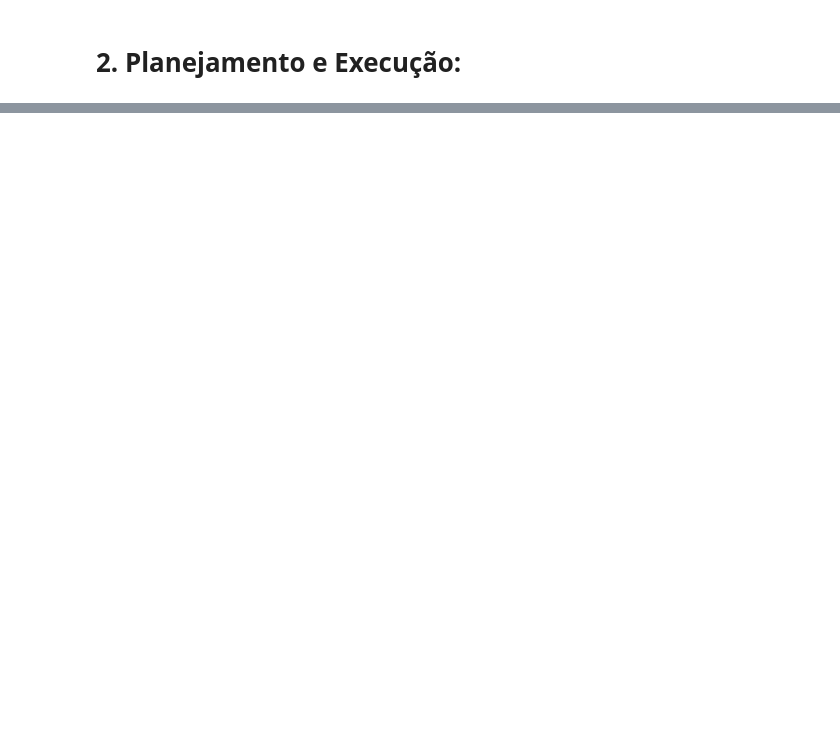
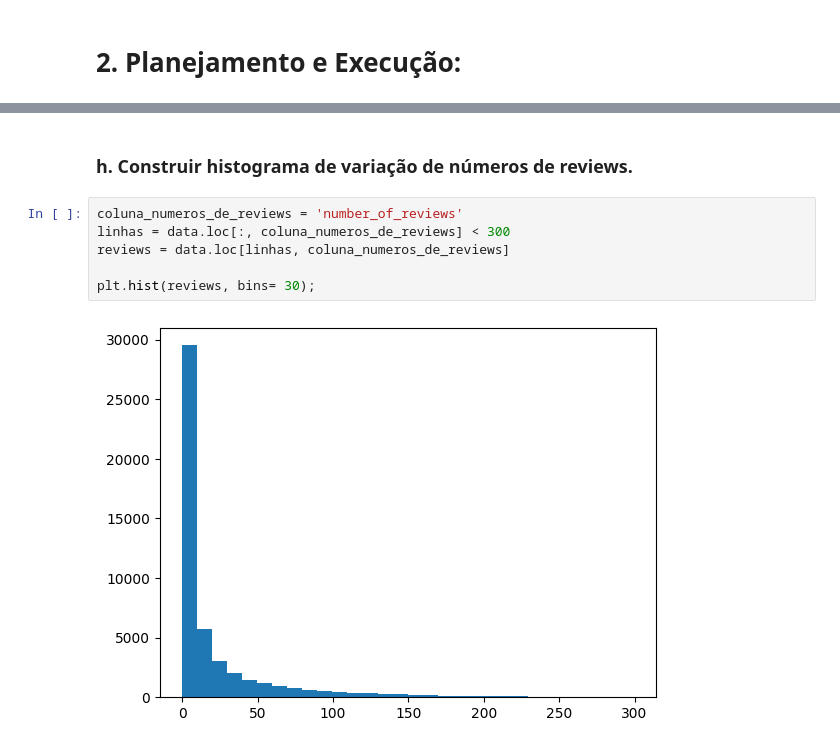
Before and after one commit to pa-pcosta/NYC-Airbnb-Analysis, a Jupyter notebook: notebooks/NYC_Airbnb_Analysis.ipynb, the cells around one changed output, grey strips where cells are left out. Drawn from its saved outputs; the diff is of its cells as text; blank space fills up the shorter version.

```diff
--- a/notebooks/NYC_Airbnb_Analysis.ipynb
+++ b/notebooks/NYC_Airbnb_Analysis.ipynb
@@ -75,0 +112,10 @@ print(maiorAluguel);
+# %% [markdown]
+### h. Construir histograma de variação de números de reviews.
+# %%
+coluna_numeros_de_reviews = 'number_of_reviews'
+linhas = data.loc[:, coluna_numeros_de_reviews] < 300
+reviews = data.loc[linhas, coluna_numeros_de_reviews]
+
+plt.hist(reviews, bins= 30);
+# %% [output]
+[figure, added]
```
Also changed, not shown: parts of 23 cells of this notebook.
